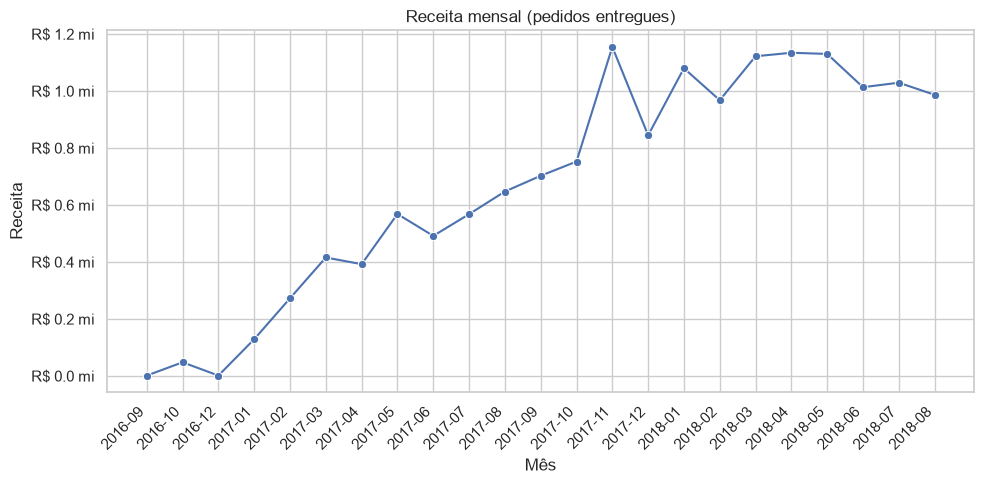
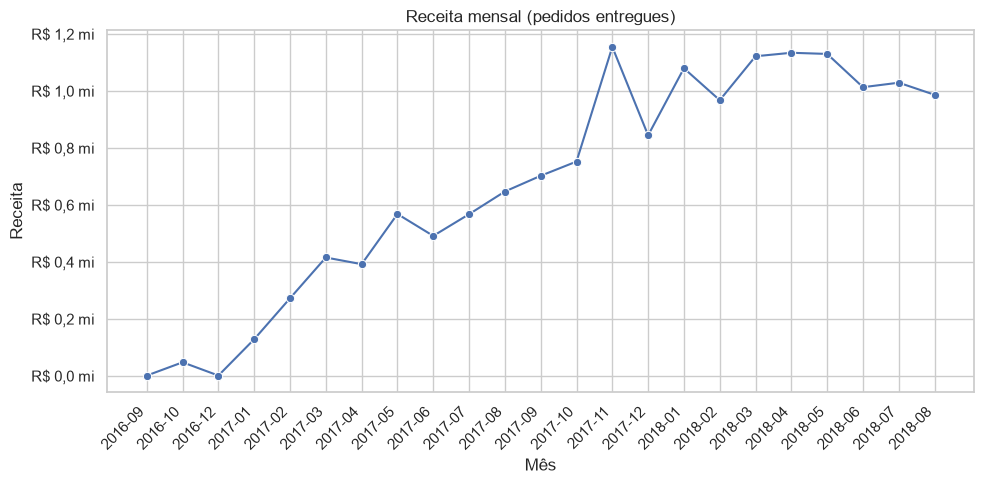
Code edit (unified diff) that turned the first committed figure into the second:
--- before
+++ after
@@ -9,6 +9,6 @@
 ax.set_title('Receita mensal (pedidos entregues)')
 ax.set_xlabel('Mês'); ax.set_ylabel('Receita')
-# Eixo Y como "R$ X,X mi" (em vez da notação científica 1e6)
-ax.yaxis.set_major_formatter(mticker.FuncFormatter(lambda v, _: f'R$ {v/1e6:.1f} mi'))
+# Eixo Y como "R$ X,X mi" (vírgula no decimal, padrão BR — em vez da notação científica 1e6)
+ax.yaxis.set_major_formatter(mticker.FuncFormatter(lambda v, _: f'R$ {v/1e6:.1f} mi'.replace('.', ',')))
 plt.xticks(rotation=45, ha='right')
 plt.tight_layout()

Commit: Melhorias: script de pipeline em Python, formatação BR e conclusões